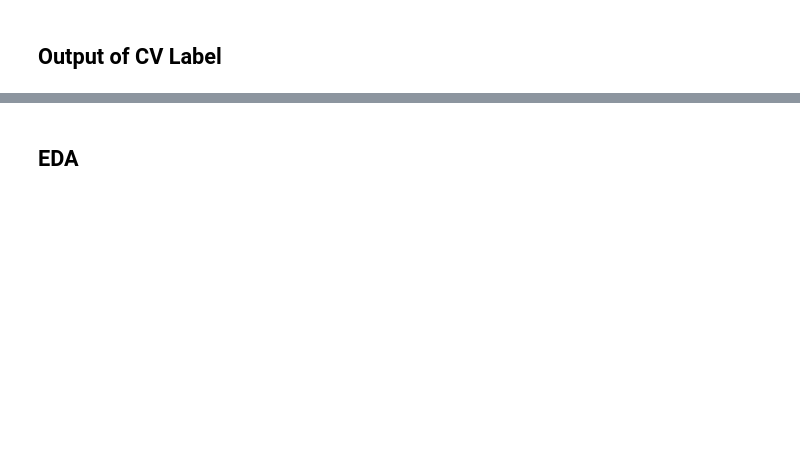
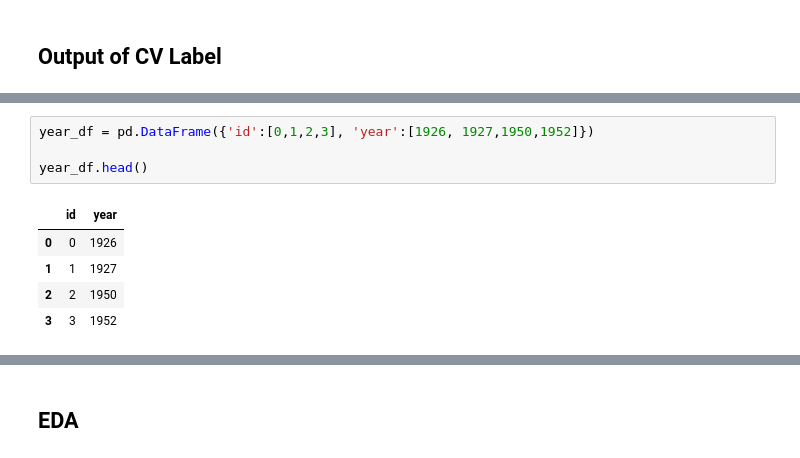
Before and after one commit to zzhu76/Hemingway-Text-Visualization, a Jupyter notebook: Assignment2.ipynb, the cells around one changed output, grey strips where cells are left out. Cells and saved outputs as stored; diff of their text form; blank space fills up the shorter version.

```diff
--- a/Assignment2.ipynb
+++ b/Assignment2.ipynb
@@ -12,0 +81,10 @@
+# %%
+year_df = pd.DataFrame({'id':[0,1,2,3], 'year':[1926, 1927,1950,1952]})
+
+year_df.head()
+# %% [output]
+|  | id | year |
+| 0 | 0 | 1926 |
+| 1 | 1 | 1927 |
+| 2 | 2 | 1950 |
+| 3 | 3 | 1952 |
```
Also changed, not shown: parts of 8 cells of this notebook.
